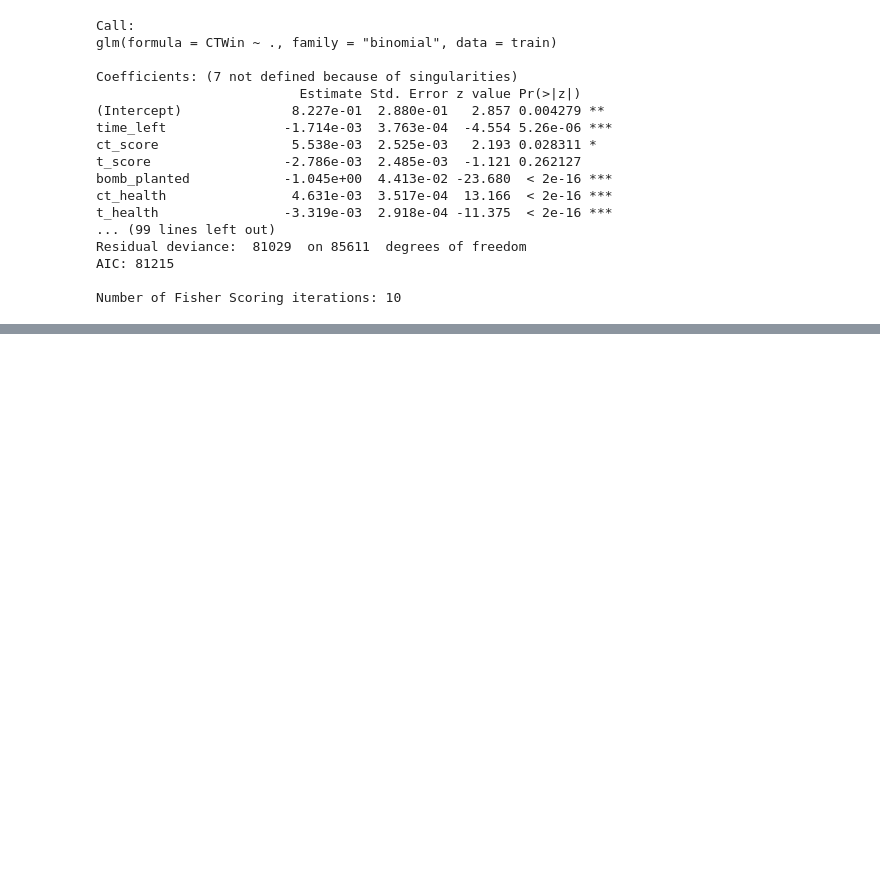
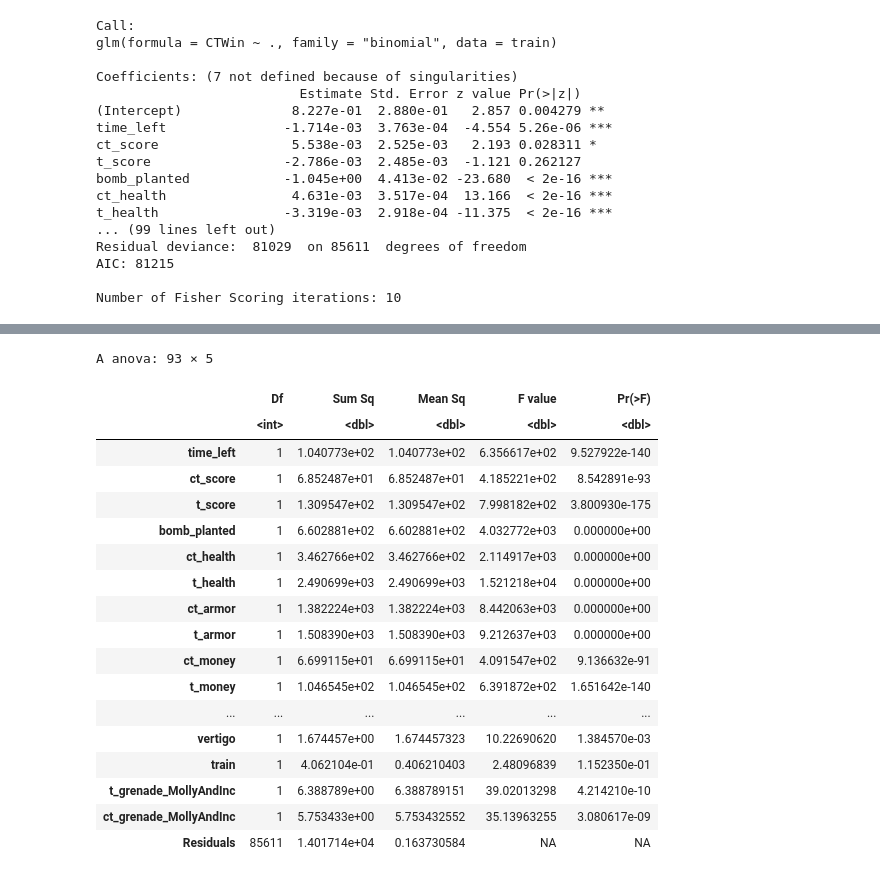
Before and after one commit to FAL0258/myKaggleJourney, a Jupyter notebook: csgoClassifier/csgo-r.ipynb, the cells around one changed output, grey strips where cells are left out. Cells and saved outputs as stored; diff of their text form; code cells hidden in the pictures; blank space fills up the shorter version.

```diff
--- a/csgoClassifier/csgo-r.ipynb
+++ b/csgoClassifier/csgo-r.ipynb
@@ -230,0 +195,4 @@ print(correct/length(predictions))
+# %%
+# How if use im only?
+lmModel <- lm(CTWin ~ ., data=train)
+summary(lmModel)
@@ -231,2 +217,25 @@ print(correct/length(predictions))
 # %%
 # SSR Analysis
+
+anovaLM <- anova(lmModel)
+anovaLM
+# %% [output]
+A anova: 93 × 5
+|  | Df | Sum Sq | Mean Sq | F value | Pr(>F) |
+|  | <int> | <dbl> | <dbl> | <dbl> | <dbl> |
+| time_left | 1 | 1.040773e+02 | 1.040773e+02 | 6.356617e+02 | 9.527922e-140 |
+| ct_score | 1 | 6.852487e+01 | 6.852487e+01 | 4.185221e+02 | 8.542891e-93 |
+| t_score | 1 | 1.309547e+02 | 1.309547e+02 | 7.998182e+02 | 3.800930e-175 |
+| bomb_planted | 1 | 6.602881e+02 | 6.602881e+02 | 4.032772e+03 | 0.000000e+00 |
+| ct_health | 1 | 3.462766e+02 | 3.462766e+02 | 2.114917e+03 | 0.000000e+00 |
+| t_health | 1 | 2.490699e+03 | 2.490699e+03 | 1.521218e+04 | 0.000000e+00 |
+| ct_armor | 1 | 1.382224e+03 | 1.382224e+03 | 8.442063e+03 | 0.000000e+00 |
+| t_armor | 1 | 1.508390e+03 | 1.508390e+03 | 9.212637e+03 | 0.000000e+00 |
+| ct_money | 1 | 6.699115e+01 | 6.699115e+01 | 4.091547e+02 | 9.136632e-91 |
+| t_money | 1 | 1.046545e+02 | 1.046545e+02 | 6.391872e+02 | 1.651642e-140 |
+| ... | ... | ... | ... | ... | ... |
+| vertigo | 1 | 1.674457e+00 | 1.674457323 | 10.22690620 | 1.384570e-03 |
+| train | 1 | 4.062104e-01 | 0.406210403 | 2.48096839 | 1.152350e-01 |
+| t_grenade_MollyAndInc | 1 | 6.388789e+00 | 6.388789151 | 39.02013298 | 4.214210e-10 |
+| ct_grenade_MollyAndInc | 1 | 5.753433e+00 | 5.753432552 | 35.13963255 | 3.080617e-09 |
+| Residuals | 85611 | 1.401714e+04 | 0.163730584 | NA | NA |
```
Also changed, not shown: parts of 5 cells of this notebook.
